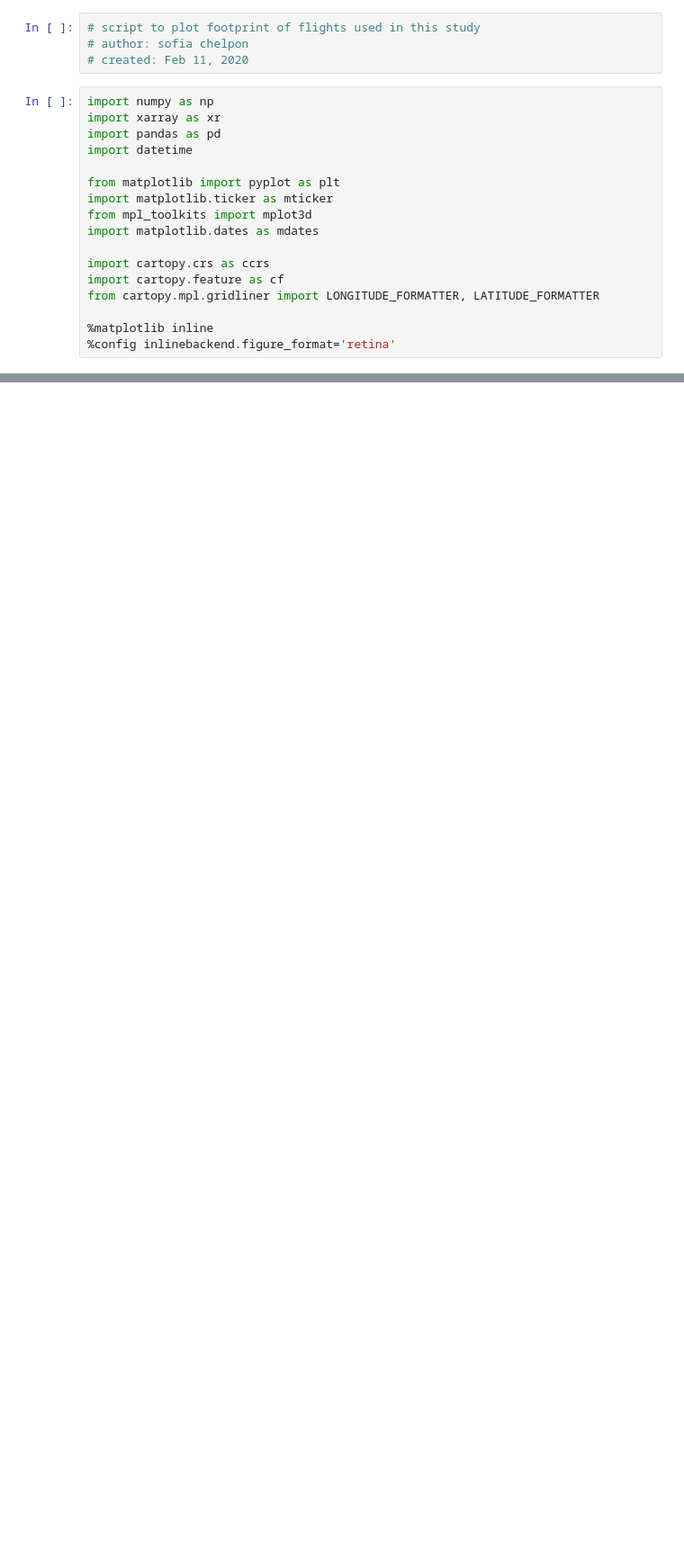
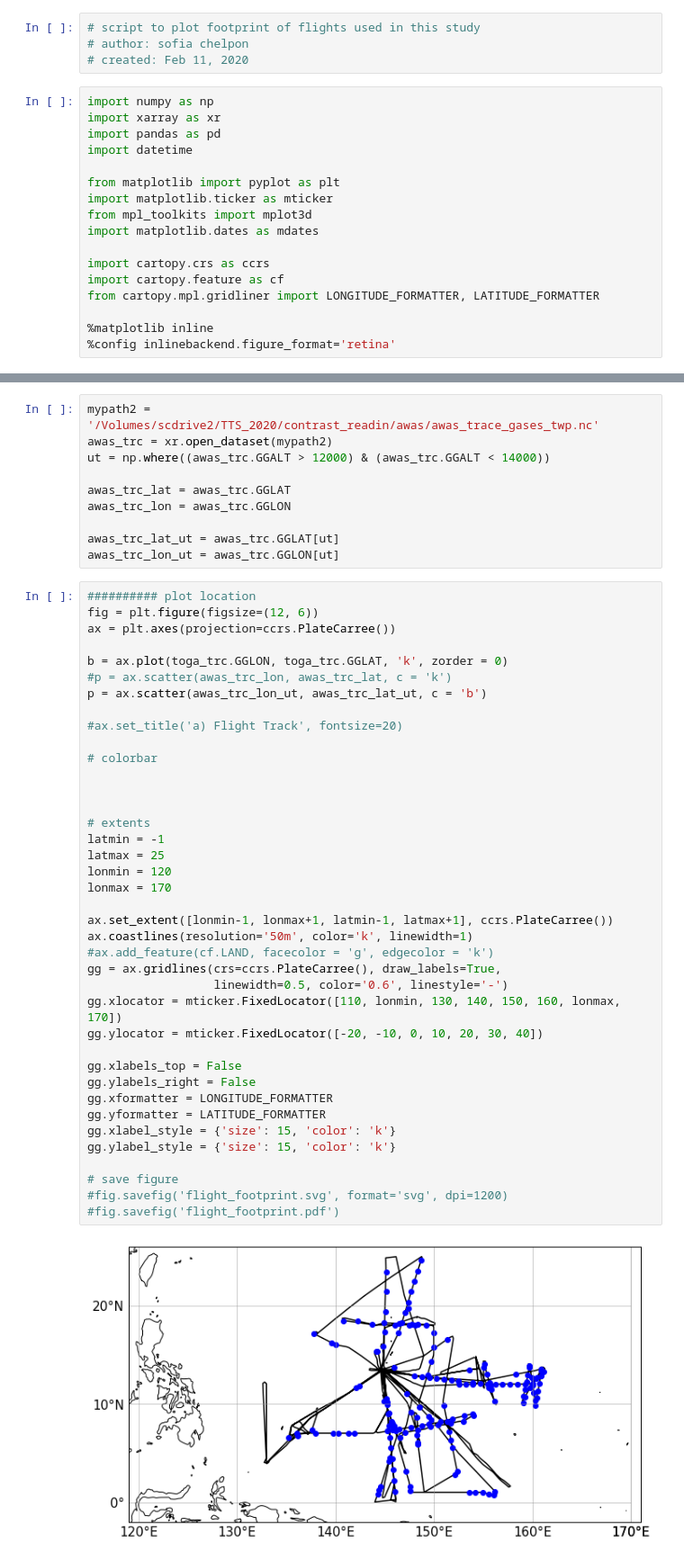
Before and after one commit to schelpon/TTS_2020_HD, a Jupyter notebook: regional_plots/flight_footprint.ipynb, the cells around one changed output, grey strips where cells are left out. Shown at 90% size. Cells and saved outputs as stored; diff of their text form; blank space fills up the shorter version.

```diff
--- a/regional_plots/flight_footprint.ipynb
+++ b/regional_plots/flight_footprint.ipynb
@@ -91,0 +109,51 @@ array(161.25725, dtype=float32)
+# %%
+mypath2 = '/Volumes/scdrive2/TTS_2020/contrast_readin/awas/awas_trace_gases_twp.nc'
+awas_trc = xr.open_dataset(mypath2)
+ut = np.where((awas_trc.GGALT > 12000) & (awas_trc.GGALT < 14000))
+
+awas_trc_lat = awas_trc.GGLAT
+awas_trc_lon = awas_trc.GGLON
+
+awas_trc_lat_ut = awas_trc.GGLAT[ut]
+awas_trc_lon_ut = awas_trc.GGLON[ut]
+# %%
+########## plot location
+fig = plt.figure(figsize=(12, 6))
+ax = plt.axes(projection=ccrs.PlateCarree())
+
+b = ax.plot(toga_trc.GGLON, toga_trc.GGLAT, 'k', zorder = 0)
+#p = ax.scatter(awas_trc_lon, awas_trc_lat, c = 'k')
+p = ax.scatter(awas_trc_lon_ut, awas_trc_lat_ut, c = 'b')
+
+#ax.set_title('a) Flight Track', fontsize=20)
+
+# colorbar
+
+
+
+# extents
+latmin = -1
+latmax = 25
+lonmin = 120
+lonmax = 170
+
+ax.set_extent([lonmin-1, lonmax+1, latmin-1, latmax+1], ccrs.PlateCarree())
+ax.coastlines(resolution='50m', color='k', linewidth=1)
+#ax.add_feature(cf.LAND, facecolor = 'g', edgecolor = 'k')
+gg = ax.gridlines(crs=ccrs.PlateCarree(), draw_labels=True,
+                  linewidth=0.5, color='0.6', linestyle='-')
+gg.xlocator = mticker.FixedLocator([110, lonmin, 130, 140, 150, 160, lonmax, 170])
+gg.ylocator = mticker.FixedLocator([-20, -10, 0, 10, 20, 30, 40])
+
+gg.xlabels_top = False
+gg.ylabels_right = False
+gg.xformatter = LONGITUDE_FORMATTER
+gg.yformatter = LATITUDE_FORMATTER
+gg.xlabel_style = {'size': 15, 'color': 'k'}
+gg.ylabel_style = {'size': 15, 'color': 'k'}
+
+# save figure
+#fig.savefig('flight_footprint.svg', format='svg', dpi=1200)
+#fig.savefig('flight_footprint.pdf')
+# %% [output]
+[figure, added]
```
Also changed, not shown: parts of 4 cells of this notebook, 47 other files.
